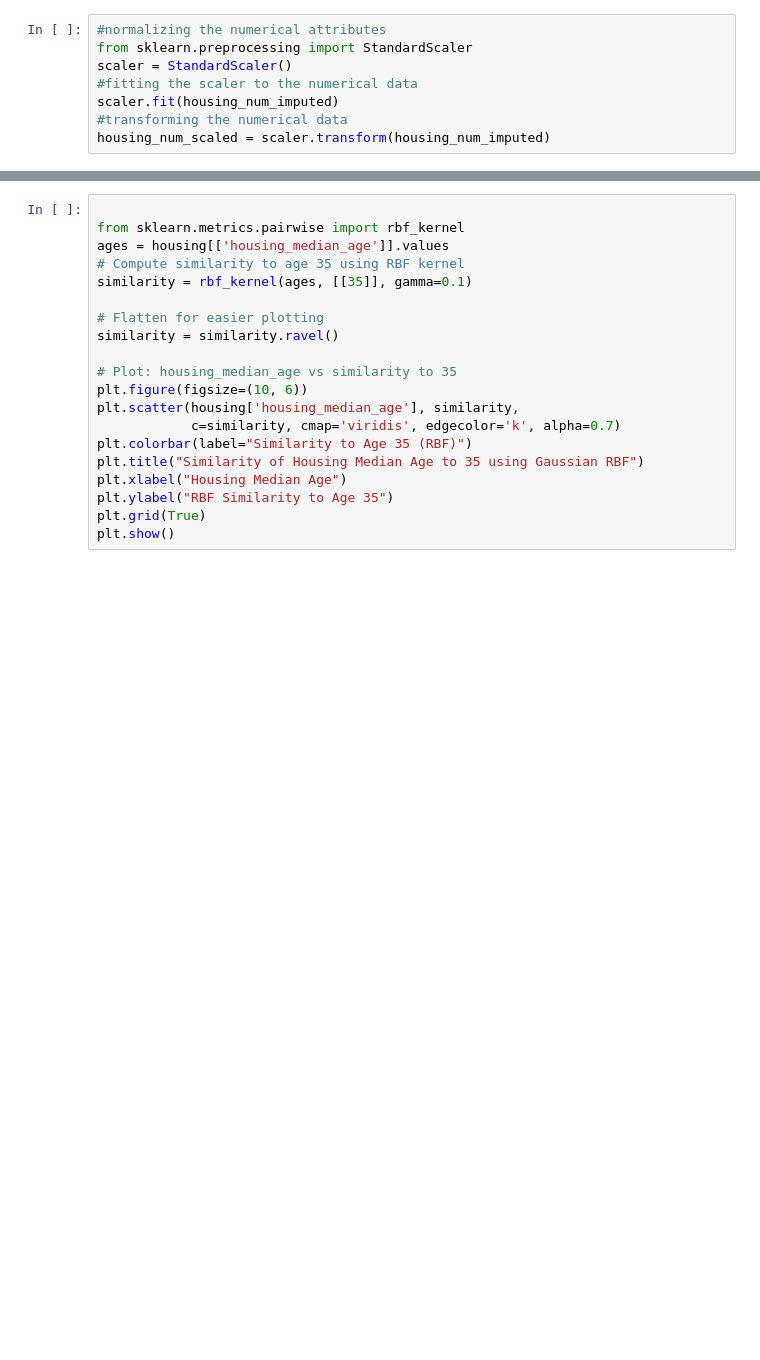
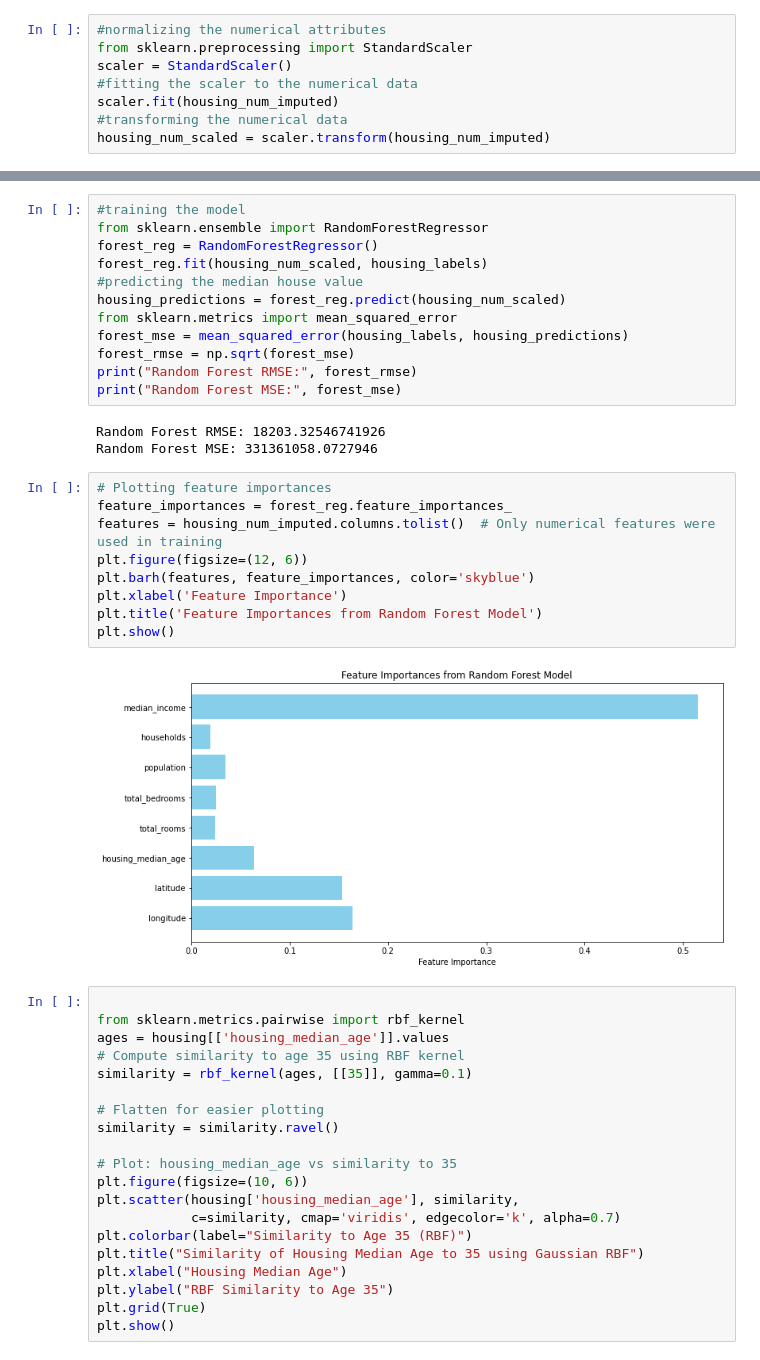
Before and after one commit to Arefe-Masnouie/housing_price, a Jupyter notebook: housing.ipynb, the cells around one changed output, grey strips where cells are left out. Cells and saved outputs as stored; diff of their text form; blank space fills up the shorter version.

```diff
--- a/housing.ipynb
+++ b/housing.ipynb
@@ -398,3 +421,29 @@ housing_num_scaled = scaler.transform(housing_num_imputed)
+# %%
+#training the model
+from sklearn.ensemble import RandomForestRegressor
+forest_reg = RandomForestRegressor()
+forest_reg.fit(housing_num_scaled, housing_labels)
+#predicting the median house value
+housing_predictions = forest_reg.predict(housing_num_scaled)
+from sklearn.metrics import mean_squared_error
+forest_mse = mean_squared_error(housing_labels, housing_predictions)
+forest_rmse = np.sqrt(forest_mse)
+print("Random Forest RMSE:", forest_rmse)
+print("Random Forest MSE:", forest_mse)
+# %% [output]
+Random Forest RMSE: 18203.32546741926
+Random Forest MSE: 331361058.0727946
+# %%
+# Plotting feature importances
+feature_importances = forest_reg.feature_importances_
+features = housing_num_imputed.columns.tolist()  # Only numerical features were used in training
+plt.figure(figsize=(12, 6))
+plt.barh(features, feature_importances, color='skyblue')
+plt.xlabel('Feature Importance')
+plt.title('Feature Importances from Random Forest Model')
+plt.show()
+# %% [output]
+[figure, added]
 # %%
 
 from sklearn.metrics.pairwise import rbf_kernel
```
Also changed, not shown: parts of 2 cells of this notebook.
